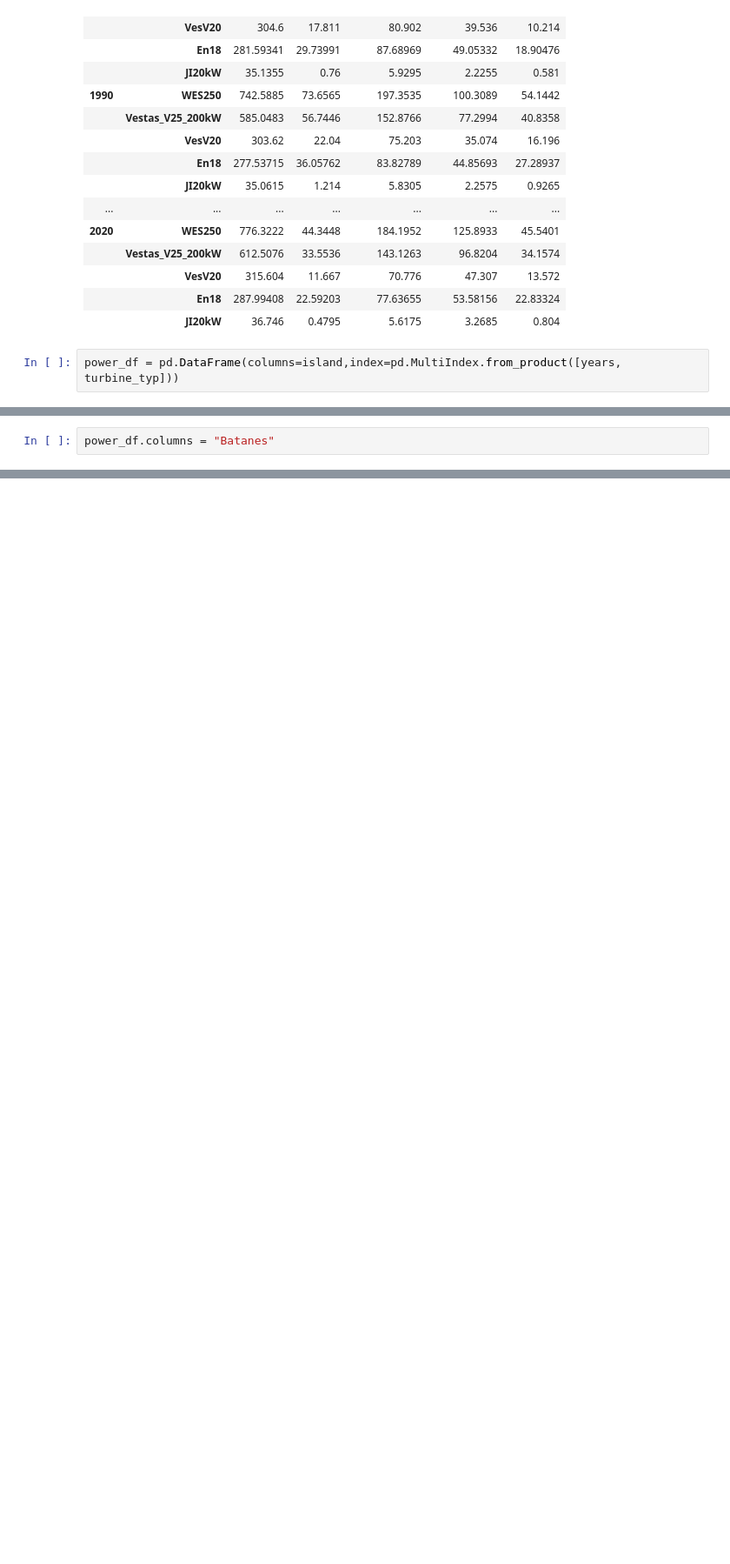
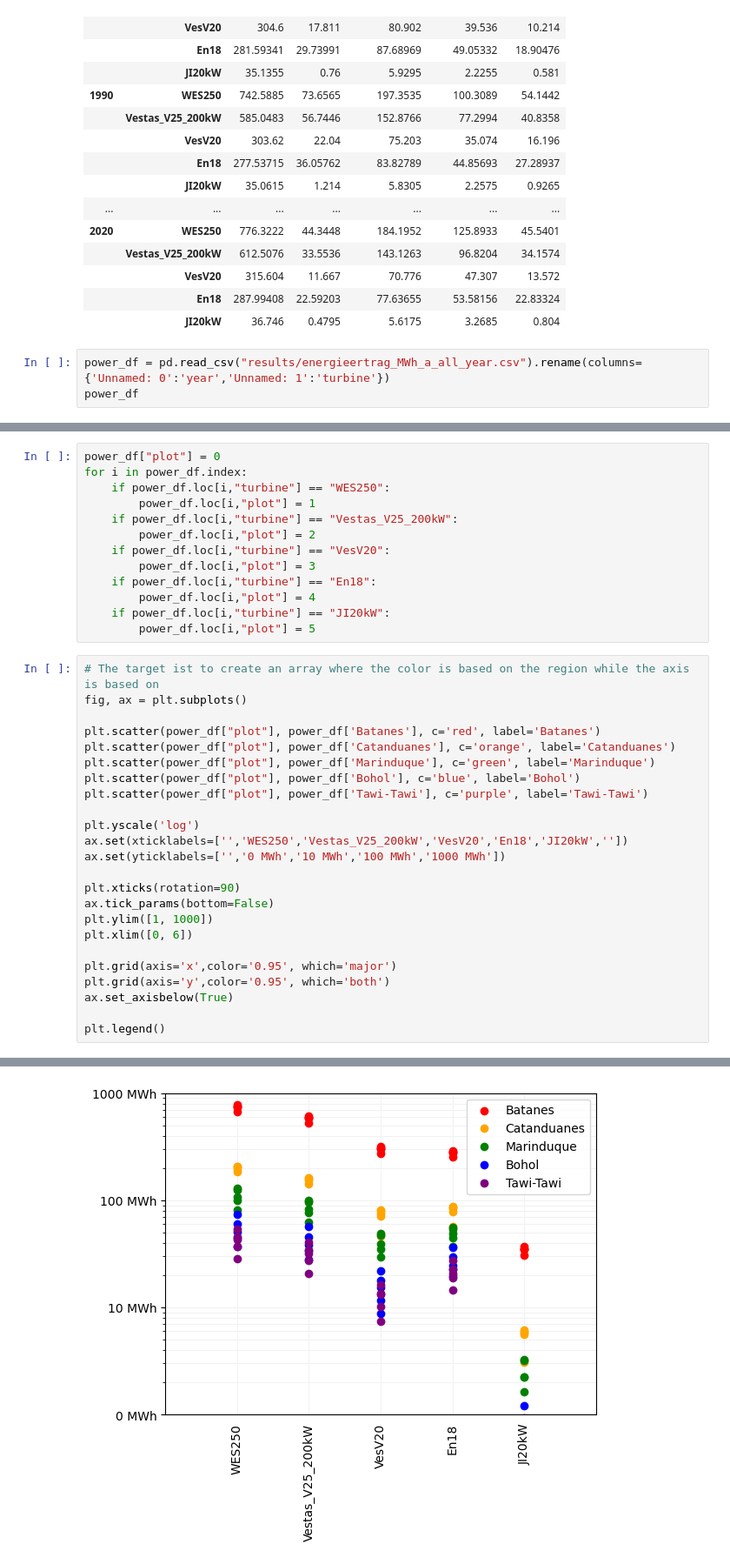
Before and after one commit to virio-andreyana/WEA, a Jupyter notebook: calculate_power_with_year.ipynb, the cells around one changed output, grey strips where cells are left out. Shown: that part at 87% size. Cells and saved outputs as stored; diff of their text form; blank space fills up the shorter version.

Commit message:
create scatter plot

```diff
--- a/calculate_power_with_year.ipynb
+++ b/calculate_power_with_year.ipynb
@@ -55,4 +55,5 @@ power_df
 |  | En18 | 287.99408 | 22.59203 | 77.63655 | 53.58156 | 22.83324 |
 |  | JI20kW | 36.746 | 0.4795 | 5.6175 | 3.2685 | 0.804 |
 # %%
-power_df = pd.DataFrame(columns=island,index=pd.MultiIndex.from_product([years, turbine_typ]))
+power_df = pd.read_csv("results/energieertrag_MWh_a_all_year.csv").rename(columns={'Unnamed: 0':'year','Unnamed: 1':'turbine'})
+power_df
@@ -71,2 +77,0 @@ IndexError: Boolean index has wrong length: 5 instead of 25
-# %%
-power_df.columns = "Batanes"
@@ -74,0 +78,38 @@ TypeError: Index(...) must be called with a collection of some kind, 'Batanes' w
+# %%
+power_df["plot"] = 0
+for i in power_df.index:
+    if power_df.loc[i,"turbine"] == "WES250":
+        power_df.loc[i,"plot"] = 1
+    if power_df.loc[i,"turbine"] == "Vestas_V25_200kW":
+        power_df.loc[i,"plot"] = 2
+    if power_df.loc[i,"turbine"] == "VesV20":
+        power_df.loc[i,"plot"] = 3
+    if power_df.loc[i,"turbine"] == "En18":
+        power_df.loc[i,"plot"] = 4
+    if power_df.loc[i,"turbine"] == "JI20kW":
+        power_df.loc[i,"plot"] = 5
+# %%
+# The target ist to create an array where the color is based on the region while the axis is based on
+fig, ax = plt.subplots()
+
+plt.scatter(power_df["plot"], power_df['Batanes'], c='red', label='Batanes')
+plt.scatter(power_df["plot"], power_df['Catanduanes'], c='orange', label='Catanduanes')
+plt.scatter(power_df["plot"], power_df['Marinduque'], c='green', label='Marinduque')
+plt.scatter(power_df["plot"], power_df['Bohol'], c='blue', label='Bohol')
+plt.scatter(power_df["plot"], power_df['Tawi-Tawi'], c='purple', label='Tawi-Tawi')
+
+plt.yscale('log')
+ax.set(xticklabels=['','WES250','Vestas_V25_200kW','VesV20','En18','JI20kW',''])
+ax.set(yticklabels=['','0 MWh','10 MWh','100 MWh','1000 MWh'])
+
+plt.xticks(rotation=90)
+ax.tick_params(bottom=False)
+plt.ylim([1, 1000])
+plt.xlim([0, 6])
+
+plt.grid(axis='x',color='0.95', which='major')
+plt.grid(axis='y',color='0.95', which='both')
+ax.set_axisbelow(True)
+
+plt.legend()
+# %% [output]
@@ -74,0 +117 @@ TypeError: Index(...) must be called with a collection of some kind, 'Batanes' w
+[figure, added]
```
Also changed, not shown: parts of 6 cells of this notebook, 1 other file.
